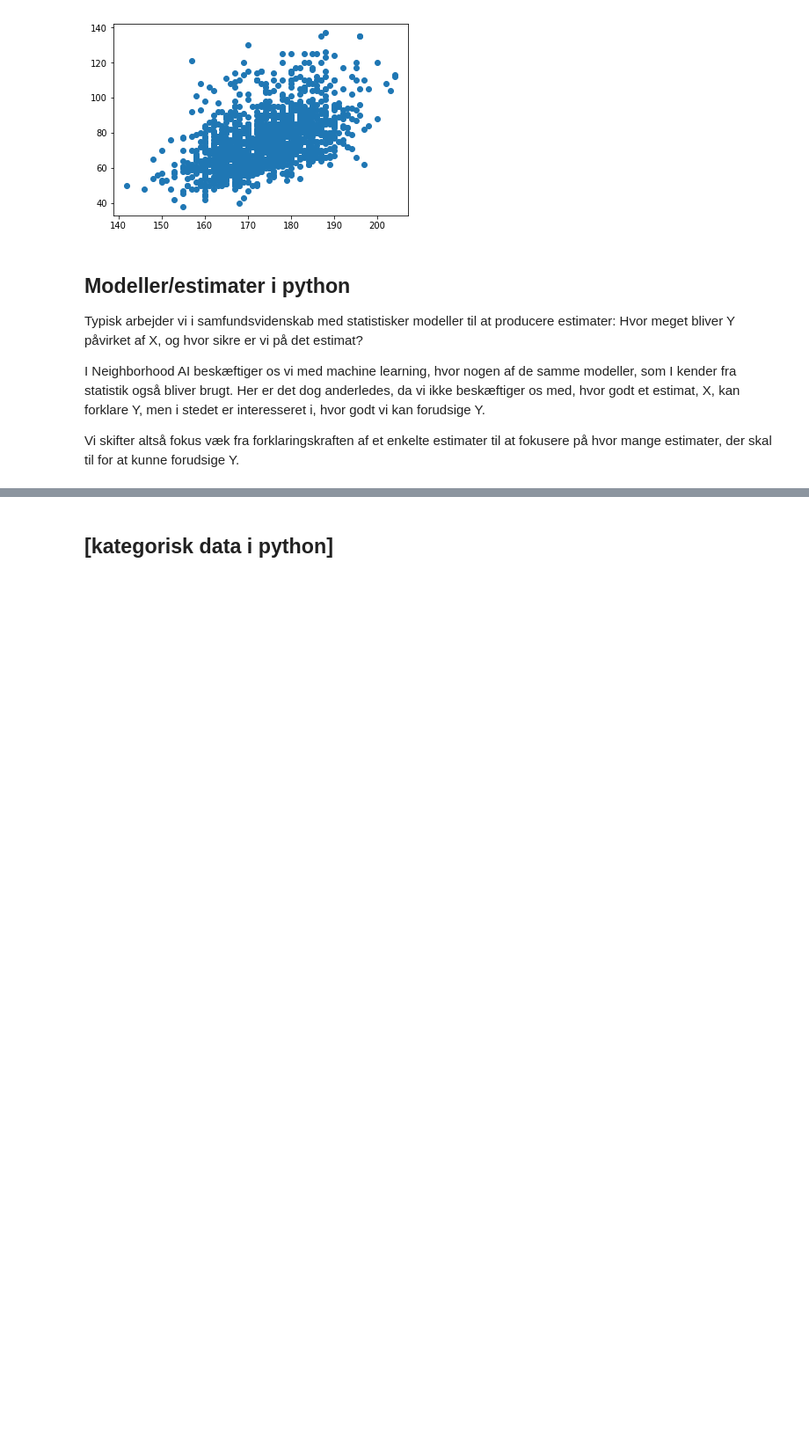
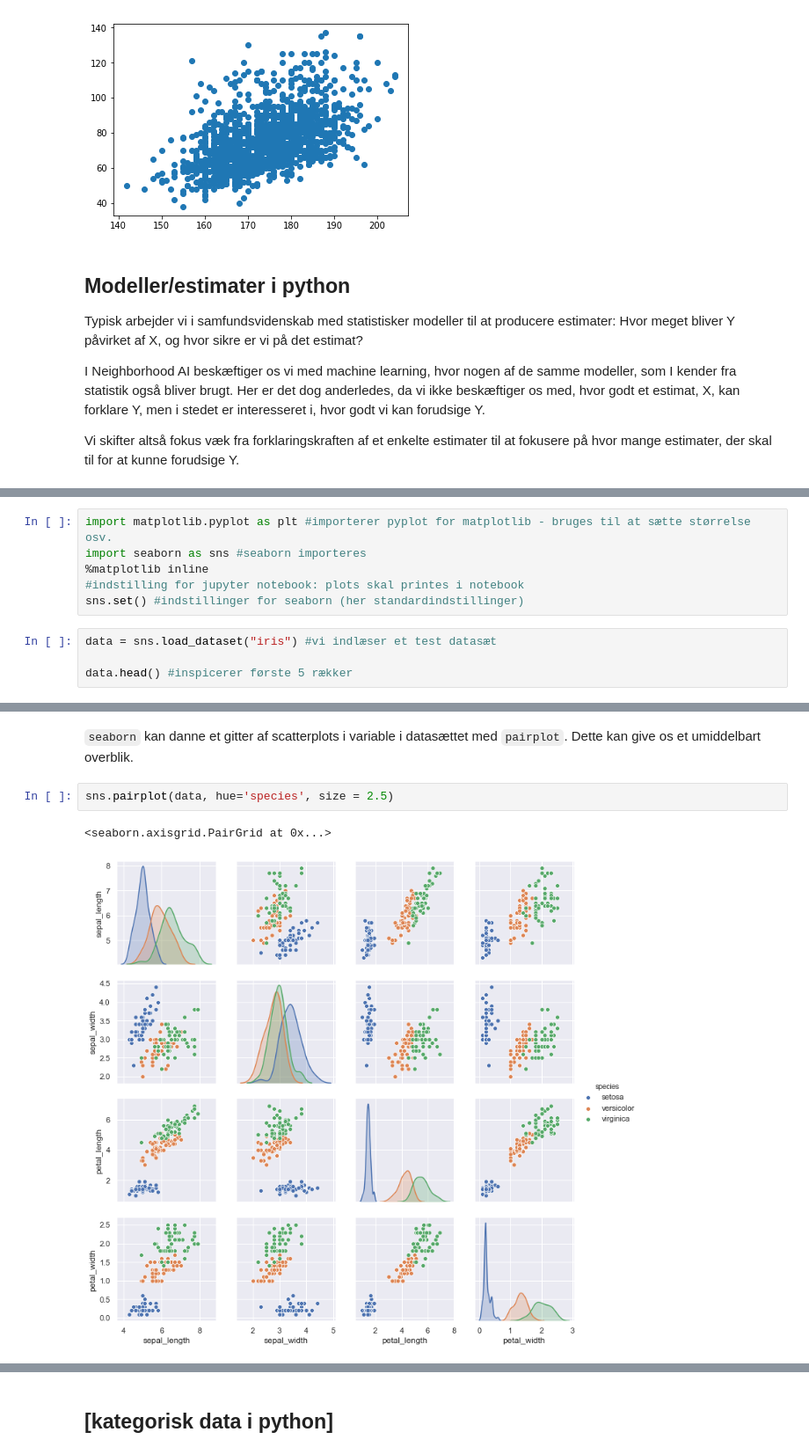
Before and after one commit to CALDISS-AAU/workshop_python-table-data, a Jupyter notebook: notebooks/python_table-data.ipynb, the cells around one changed output, grey strips where cells are left out. Shown at 88% size. Drawn from its saved outputs; the diff is of its cells as text; blank space fills up the shorter version.

Commit message:
updating notebook, adding data

```diff
--- a/notebooks/python_table-data.ipynb
+++ b/notebooks/python_table-data.ipynb
@@ -204,0 +155,10 @@ model.score(X, Y)
+# %%
+import matplotlib.pyplot as plt #importerer pyplot for matplotlib - bruges til at sætte størrelse osv.
+import seaborn as sns #seaborn importeres
+%matplotlib inline
+#indstilling for jupyter notebook: plots skal printes i notebook
+sns.set() #indstillinger for seaborn (her standardindstillinger)
+# %%
+data = sns.load_dataset("iris") #vi indlæser et test datasæt
+
+data.head() #inspicerer første 5 rækker
@@ -204,0 +172,7 @@ model.score(X, Y)
+# %% [markdown]
+`seaborn` kan danne et gitter af scatterplots i variable i datasættet med `pairplot`. Dette kan give os et umiddelbart overblik.
+# %%
+sns.pairplot(data, hue='species', size = 2.5)
+# %% [output]
+<seaborn.axisgrid.PairGrid at 0x...>
+[figure, added]
```
Also changed, not shown: parts of 74 cells of this notebook, 1 other file.
